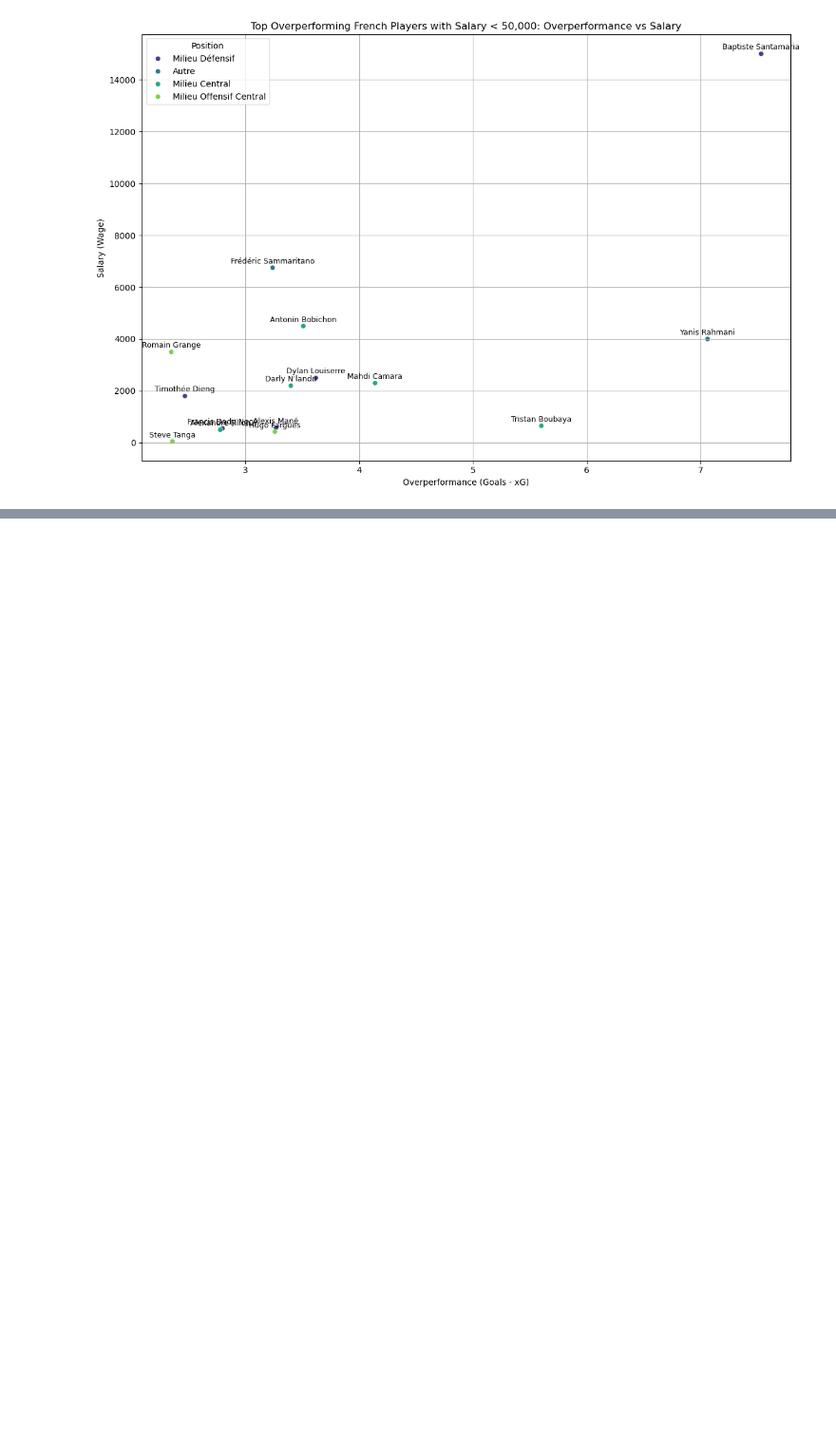
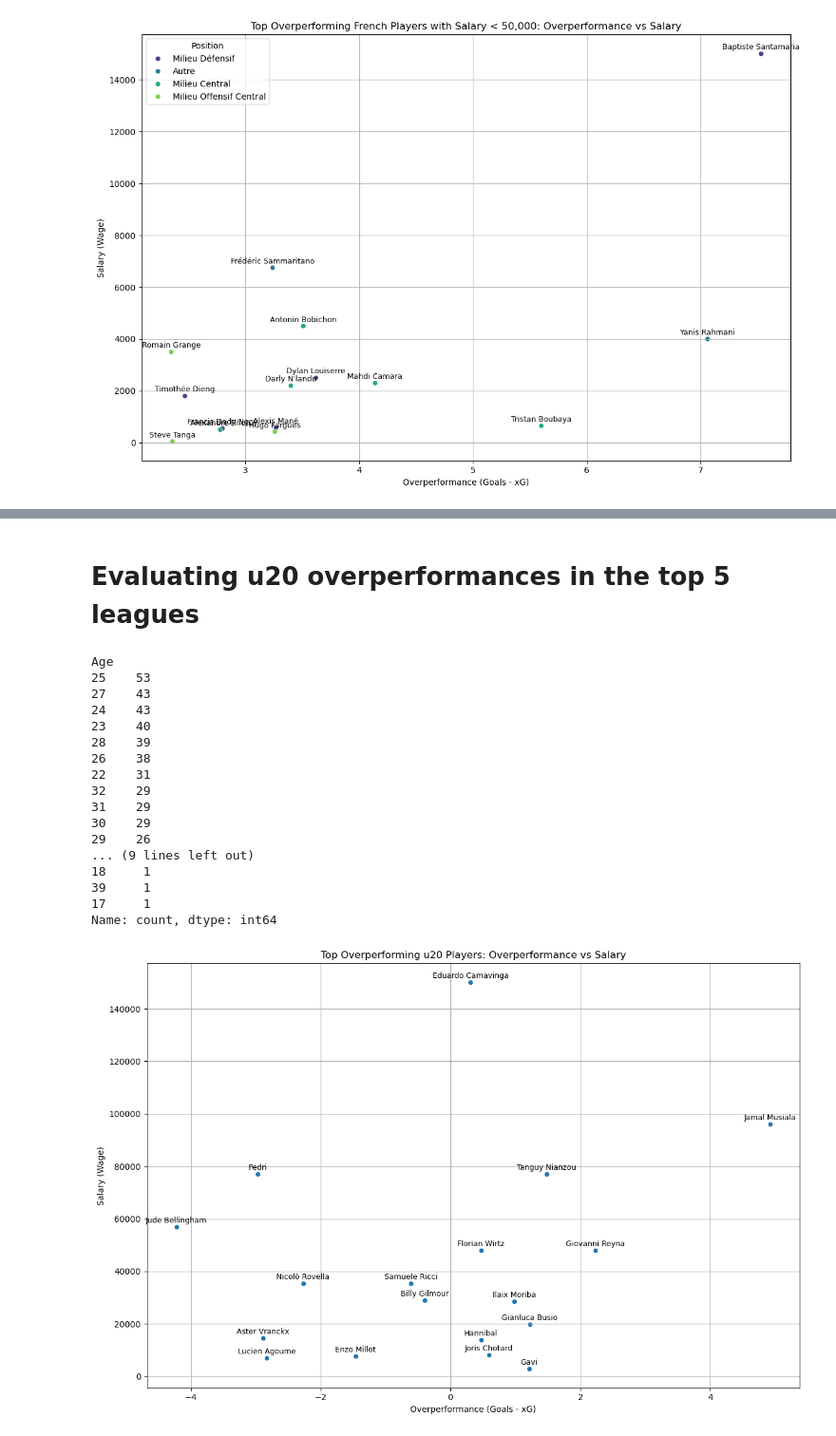
Before and after one commit to bbmt0/fm22_moneyball, a Jupyter notebook: notebooks/01_exploration_data.ipynb, the cells around one changed output, grey strips where cells are left out. Shown at 95% size. Drawn from its saved outputs; the diff is of its cells as text; code cells hidden in the pictures; blank space fills up the shorter version.

```diff
--- a/notebooks/01_exploration_data.ipynb
+++ b/notebooks/01_exploration_data.ipynb
@@ -287,0 +339,59 @@ See the caveats in the documentation: https://pandas.pydata.org/pandas-docs/stab
+# %% [markdown]
+# Evaluating u20 overperformances in the top 5 leagues
+# %%
+
+# Filtrer par âge < 20
+top_overperformers_20 = df_top_leagues[df_top_leagues['Age'] <= 20]
+count = df_top_leagues['Age'].value_counts()
+print(count)
+
+# Sélectionner les 30 premières overperformances
+top_overperformers_20 = top_overperformers_20.nlargest(30, 'Overperformance_Gls_xG')
+
+
+# Créer le graphique
+plt.figure(figsize=(12, 8))
+sns.scatterplot(x='Overperformance_Gls_xG', y='Wage', data=top_overperformers_20, palette='viridis')
+
+# Ajouter les noms des joueurs
+for i in range(len(top_overperformers_20)):
+    player_name = top_overperformers.iloc[i]['Name']
+    overperformance = top_overperformers_20.iloc[i]['Overperformance_Gls_xG']
+    wage = top_overperformers_20.iloc[i]['Wage']
+
+    plt.annotate(
+        player_name,
+        (overperformance, wage),
+        textcoords="offset points",
+        xytext=(0,5),
+        ha='center',
+        fontsize=9,
+        color='black'
+    )
+
+# Personnaliser le graphique
+plt.title('Top Overperforming u20 Players: Overperformance vs Salary')
+plt.xlabel('Overperformance (Goals - xG)')
+plt.ylabel('Salary (Wage)')
+plt.grid(True)
+plt.tight_layout()
+plt.show()
+# %% [output]
+Age
+25    53
+27    43
+24    43
+23    40
+28    39
+26    38
+22    31
+32    29
+31    29
+30    29
+29    26
+... (9 lines left out)
+18     1
+39     1
+17     1
+Name: count, dtype: int64
+[figure, added]
```
Also changed, not shown: parts of 8 cells of this notebook.
